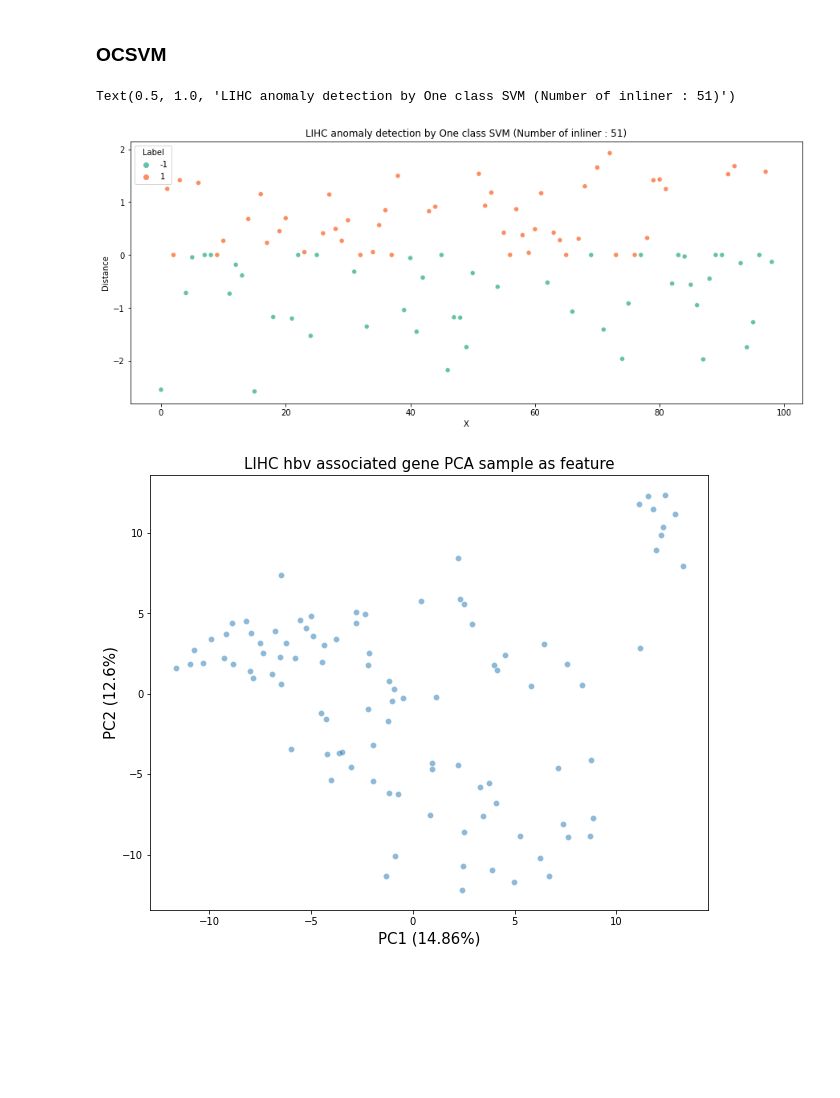
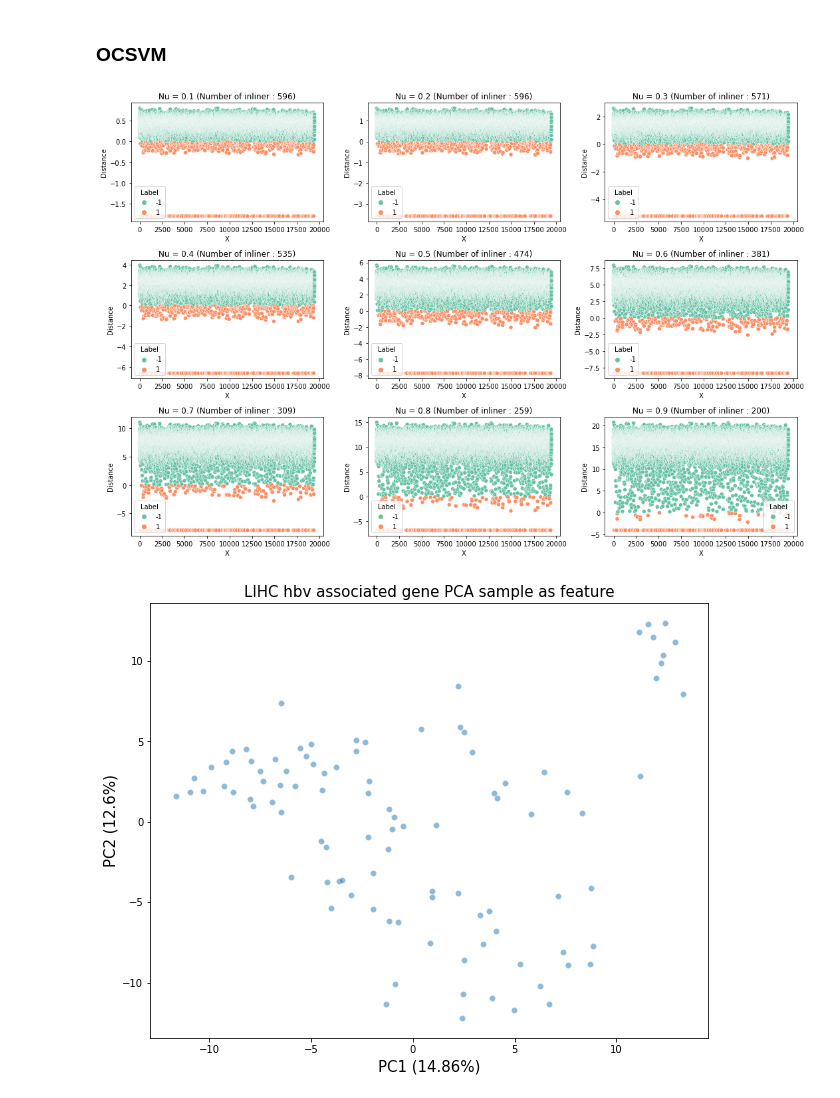
Before and after one commit to brucewu1996/LIHC-Anomaly-detection, a Jupyter notebook: lihc_anomaly_detection.ipynb, the cells around one changed output. Saved outputs shown, nothing was run; the diff lists cells and outputs as text; code cells hidden in the pictures; blank space fills up the shorter version.

```diff
--- a/lihc_anomaly_detection.ipynb
+++ b/lihc_anomaly_detection.ipynb
@@ -96,7 +101,7 @@ clinical_info = clinical_info.drop([0,1],axis=0)
 idx = [x.split('-')[-1] for x in clinical_info['bcr_patient_barcode']]
 clinical_info.index = idx
 # %%
-idx = [bool(re.search('Hepatitis B | HBV' ,x )) for x in clinical_info.loc[:,'viral_hepatitis_serology'].values]
+idx = [bool(re.search('Hepatitis B Surface Antigen' ,x )) for x in clinical_info.loc[:,'viral_hepatitis_serology'].values]
 hbv_positive = clinical_info.loc[idx,'viral_hepatitis_serology'].index
 tmp = []
 for x in sample_df['Sample'] :
@@ -132,6 +115,7 @@ df['Normal per'] = df['Normal'] / 43
 # %% [markdown]
 ### Standardization
 # %%
+lihc_df = pd.read_csv(path + 'lihc_coding_gene_exp_profile.txt',sep = '\t',index_col = 0)
 #standardization
 lihc_hbv_array = lihc_df.T.to_numpy()
 from sklearn.preprocessing import StandardScaler
@@ -178,26 +167,32 @@ plt.show()
 ### OCSVM
 # %%
 from sklearn.svm import OneClassSVM
-# %%
-X = lihc_hbv_array_stand
-test_idx = [x.split('.')[0] not in ens_id for x in lihc_df.index]
-x_test = lihc_df_stand.T[test_idx,:]
-ocsvm = OneClassSVM(gamma='scale',kernel='rbf').fit(X)
-# %%
-label = ocsvm.predict(X)
-distance = ocsvm.decision_function(X)
 # %%
-xaxis = np.arange(len(distance))
-y = distance
-df = pd.DataFrame({'X' : xaxis,'Distance' : distance,'Label' : label})
-plt.figure(figsize=(15,6))
-sns.scatterplot(data = df,x = 'X',y = 'Distance',hue='Label',palette='Set2')
-n_inliner = sum(label == 1)
-plt.title('LIHC anomaly detection by One class SVM (Number of inliner : %d)' %n_inliner)
-#plt.savefig(output_path + 'lihc_ae_by_ocsvm.png',dpi = 300)
+nu_list = np.arange(0.1,1,.1)
+
+fig, axs = plt.subplots(3,3, figsize=(15, 10))
+axs = axs.ravel()
+
+X = lihc_hbv_array_stand
+test_idx = [x.split('.')[0] not in ens_id for x in lihc_df.index]
+x_test = lihc_df_stand.T[test_idx,:]
+
+for idx,n in enumerate(nu_list) :
+
+    ocsvm = OneClassSVM(gamma='scale',kernel='rbf',nu = n).fit(X)
+    label = ocsvm.predict(x_test)
+    distance = ocsvm.decision_function(x_test) * -1
+    xaxis = np.arange(len(distance))
+    y = distance
+    df = pd.DataFrame({'X' : xaxis,'Distance' : distance,'Label' : label})
+    sns.scatterplot(data = df,x = 'X',y = 'Distance',hue='Label',palette='Set2',ax = axs[idx])
+    n_inliner = sum(label == 1)
+    axs[idx].set_title('Nu = %0.1f (Number of inliner : %d)' %(n,n_inliner) )
+
+plt.tight_layout()
+plt.savefig(output_path + 'differ_nu_ocsvm_result_in_negative_dataset.png',dpi = 300)
 # %% [output]
-Text(0.5, 1.0, 'LIHC anomaly detection by One class SVM (Number of inliner : 51)')
-[figure, old version]
+[figure, new version]
 # %%
 inliner_idx = label == 1
 other_gene = lihc_df.index[test_idx]
```
Also changed, not shown: parts of 18 cells of this notebook, 2 other files.
